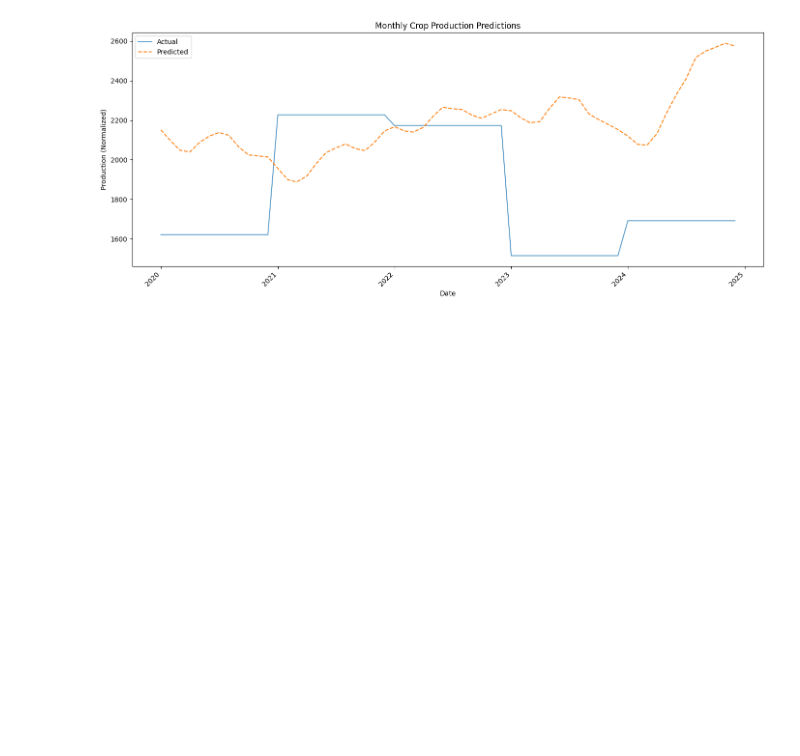
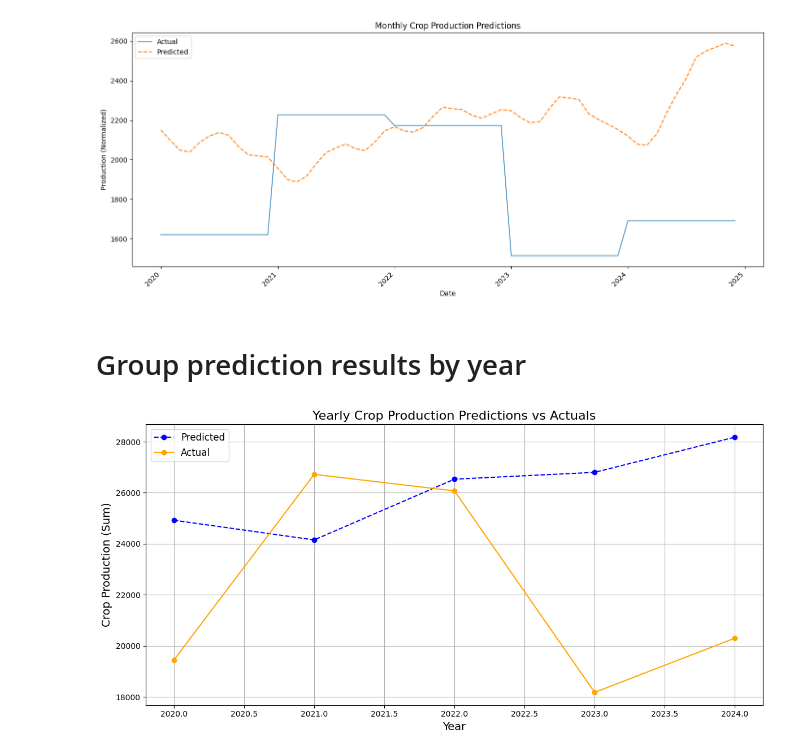
Before and after one commit to MadalinaCiolan/crop-forecast, a Jupyter notebook: code/prediction_basic.ipynb, the cells around one changed output. Saved outputs shown, nothing was run; the diff lists cells and outputs as text; code cells hidden in the pictures; blank space fills up the shorter version.

```diff
--- a/code/optimisation.ipynb
+++ b/code/prediction_basic.ipynb
@@ -430,0 +423,34 @@ print(crop_production)
+# %% [markdown]
+# Group prediction results by year
+# %%
+# Create a DataFrame for predictions and actual values (the previous cell MUST have been executed previously)
+data = pd.DataFrame({
+    'Date': dates,
+    'Predicted': test_preds,
+    'Actual': y_actual
+})
+
+# Convert the 'Date' column to datetime format
+data['Date'] = pd.to_datetime(data['Date'])
+
+# Roll up to yearly basis by taking the sum for each year
+data['Year'] = data['Date'].dt.year
+
+# Roll up to yearly basis by summing only numeric columns
+yearly_data = data.groupby('Year')[['Predicted', 'Actual']].sum()
+
+# Plot yearly data
+plt.figure(figsize=(12, 6))
+plt.plot(yearly_data.index, yearly_data['Predicted'], label='Predicted', marker='o', linestyle='--', color='blue')
+plt.plot(yearly_data.index, yearly_data['Actual'], label='Actual', marker='o', linestyle='-', color='orange')
+
+# Add labels, title, and legend
+plt.title('Yearly Crop Production Predictions vs Actuals', fontsize=16)
+plt.xlabel('Year', fontsize=14)
+plt.ylabel('Crop Production (Sum)', fontsize=14)
+plt.legend(fontsize=12)
+plt.grid(True)
+plt.tight_layout()
+plt.show()
+# %% [output]
+[figure, added]
```
Also changed, not shown: parts of 1 cell of this notebook, 1 other file.
